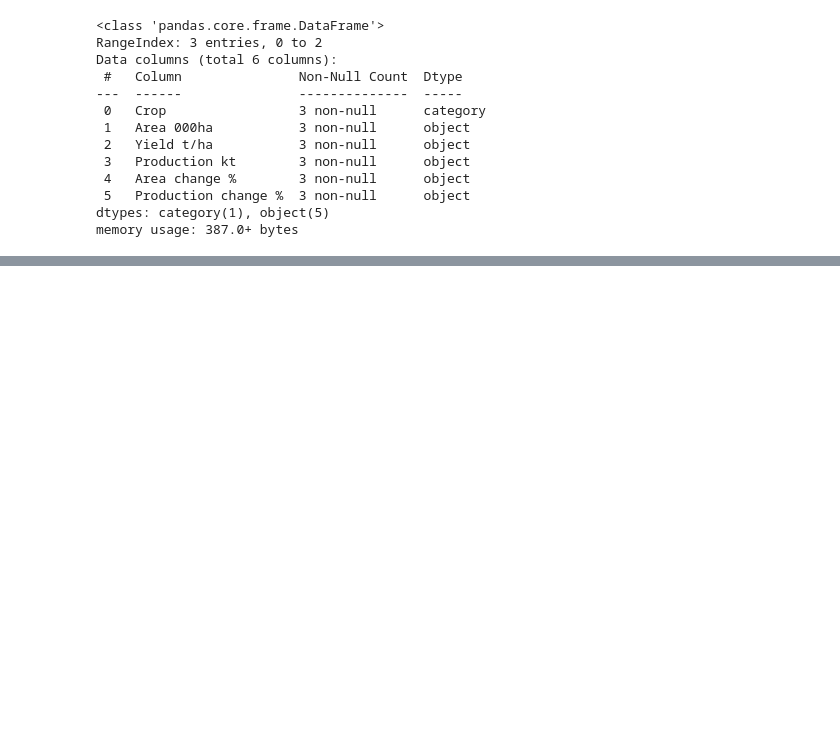
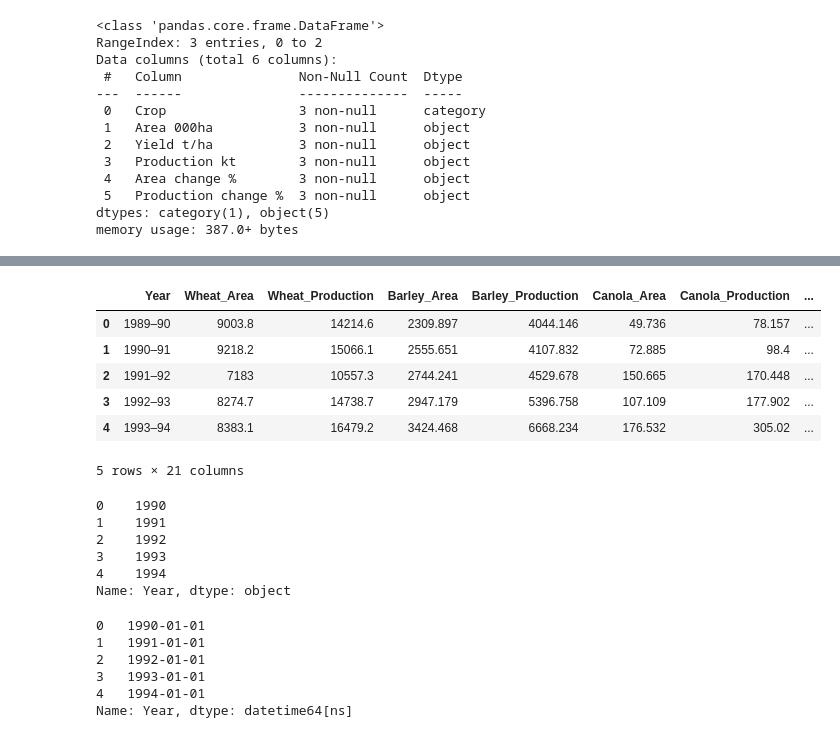
Before and after one commit to Moisebea/Crop_Report, a Jupyter notebook: OneDrive/Documents/Bureau/ABARES Dec Crop Report/Scraping_data.ipynb, the cells around one changed output, grey strips where cells are left out. Saved outputs shown, nothing was run; the diff lists cells and outputs as text; code cells hidden in the pictures; blank space fills up the shorter version.

```diff
--- a/OneDrive/Documents/Bureau/ABARES Dec Crop Report/Scraping_data.ipynb
+++ b/OneDrive/Documents/Bureau/ABARES Dec Crop Report/Scraping_data.ipynb
@@ -850,0 +923,31 @@ Table_10.to_csv('Winter crop forecasts WA.csv',index=False,encoding='utf-8')
+# %%
+table_11 = table_11.dropna(axis=1)
+table_11.head()
+# %% [output]
+|  | Year | Wheat_Area | Wheat_Production | Barley_Area | Barley_Production | Canola_Area | Canola_Production | ... |
+| 0 | 1989–90 | 9003.8 | 14214.6 | 2309.897 | 4044.146 | 49.736 | 78.157 | ... |
+| 1 | 1990–91 | 9218.2 | 15066.1 | 2555.651 | 4107.832 | 72.885 | 98.4 | ... |
+| 2 | 1991–92 | 7183 | 10557.3 | 2744.241 | 4529.678 | 150.665 | 170.448 | ... |
+| 3 | 1992–93 | 8274.7 | 14738.7 | 2947.179 | 5396.758 | 107.109 | 177.902 | ... |
+| 4 | 1993–94 | 8383.1 | 16479.2 | 3424.468 | 6668.234 | 176.532 | 305.02 | ... |
+5 rows × 21 columns
+# %%
+table_11['Year'] = table_11['Year'].apply(clean_year_value)
+table_11['Year'].head()
+# %% [output]
+0    1990
+1    1991
+2    1992
+3    1993
+4    1994
+Name: Year, dtype: object
+# %%
+table_11['Year'] = pd.to_datetime(table_11['Year'],format='%Y')
+table_11['Year'].head()
+# %% [output]
+0   1990-01-01
+1   1991-01-01
+2   1992-01-01
+3   1993-01-01
+4   1994-01-01
+Name: Year, dtype: datetime64[ns]
```
Also changed, not shown: parts of 10 cells of this notebook, 1 other file.
